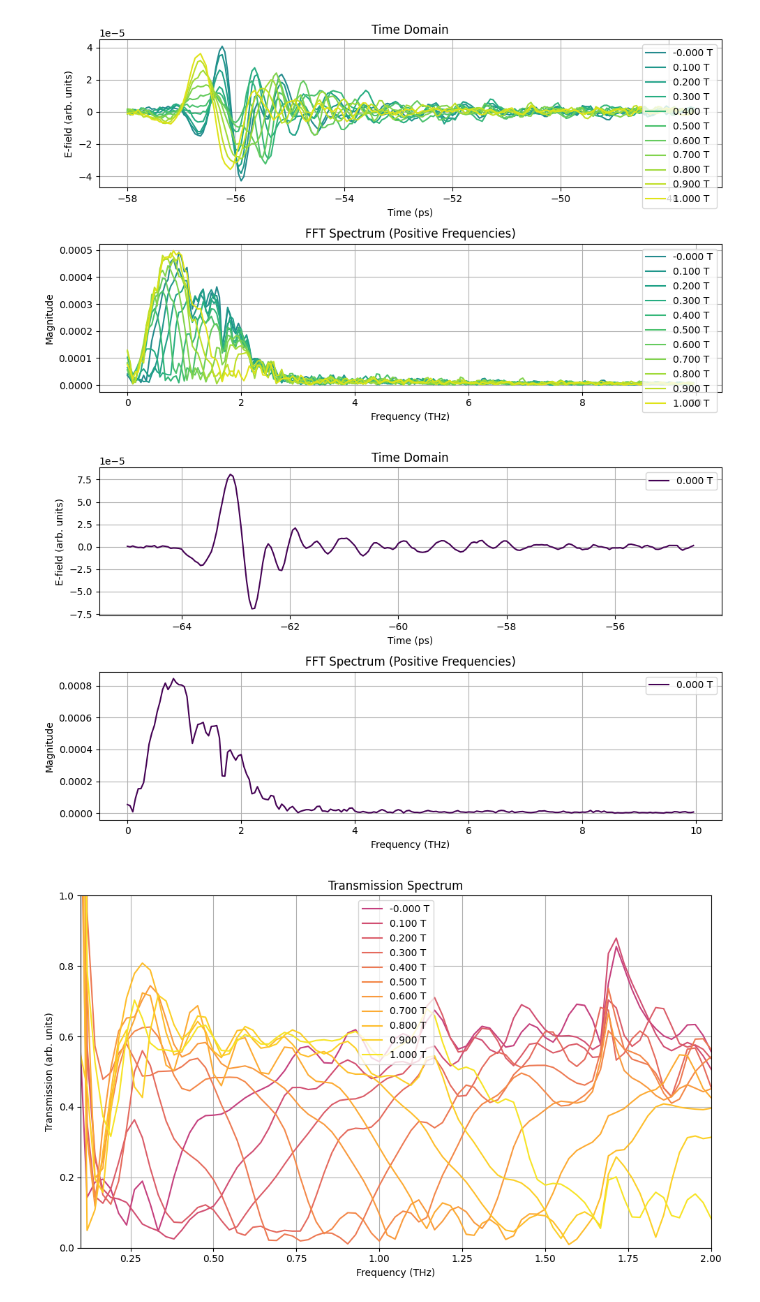
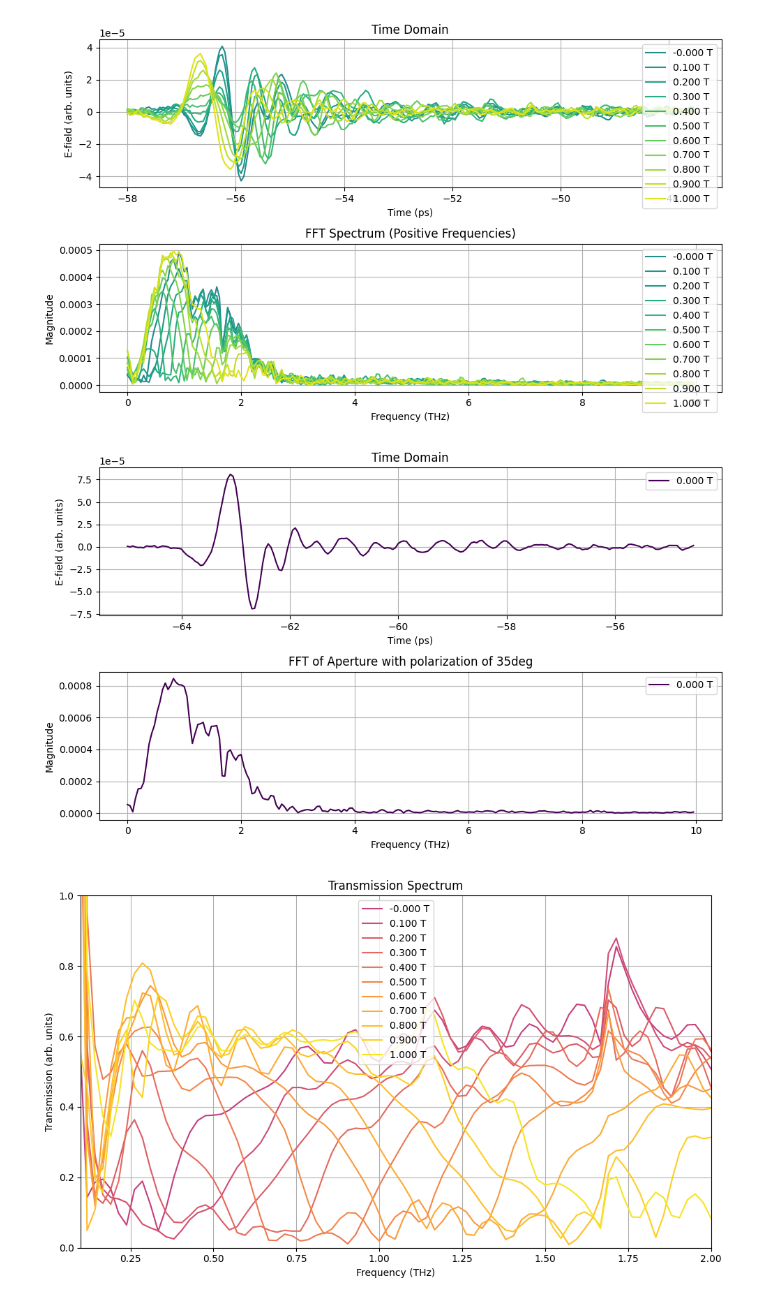
Before and after one commit to CrazyAncestor/SpectrumAnalysis, a Jupyter notebook: demo/InSb.ipynb, the cells around one changed output. Drawn from its saved outputs; the diff is of its cells as text; code cells hidden in the pictures.

```diff
--- a/demo/InSb.ipynb
+++ b/demo/InSb.ipynb
@@ -20,9 +20,9 @@ plot_fft_from_fits("Polarizer_35deg_InSb_70K.fits", zero_padding_ratio=2.0, plot
 # %% [output]
 [figure]
 # %%
-plot_fft_from_fits("Polarizer_35deg_Aperture.fits", zero_padding_ratio=2.0, plot_time_domain=True)
+plot_fft_from_fits("Polarizer_35deg_Aperture.fits", zero_padding_ratio=2.0, plot_time_domain=True, title="FFT of Aperture with polarization of 35deg")
 # %% [output]
-[figure, old version]
+[figure, new version]
 # %%
 from SpectrumAnalysis.SpectrumAnalysis import plot_transmission_spectrum
 plot_transmission_spectrum('./Polarizer_35deg_Aperture.fits', './Polarizer_35deg_InSb_70K.fits', zero_padding_ratio=4.0, freq_range=[0.1, 2])
```
Also changed, not shown: parts of 2 cells of this notebook, 1 other file.
